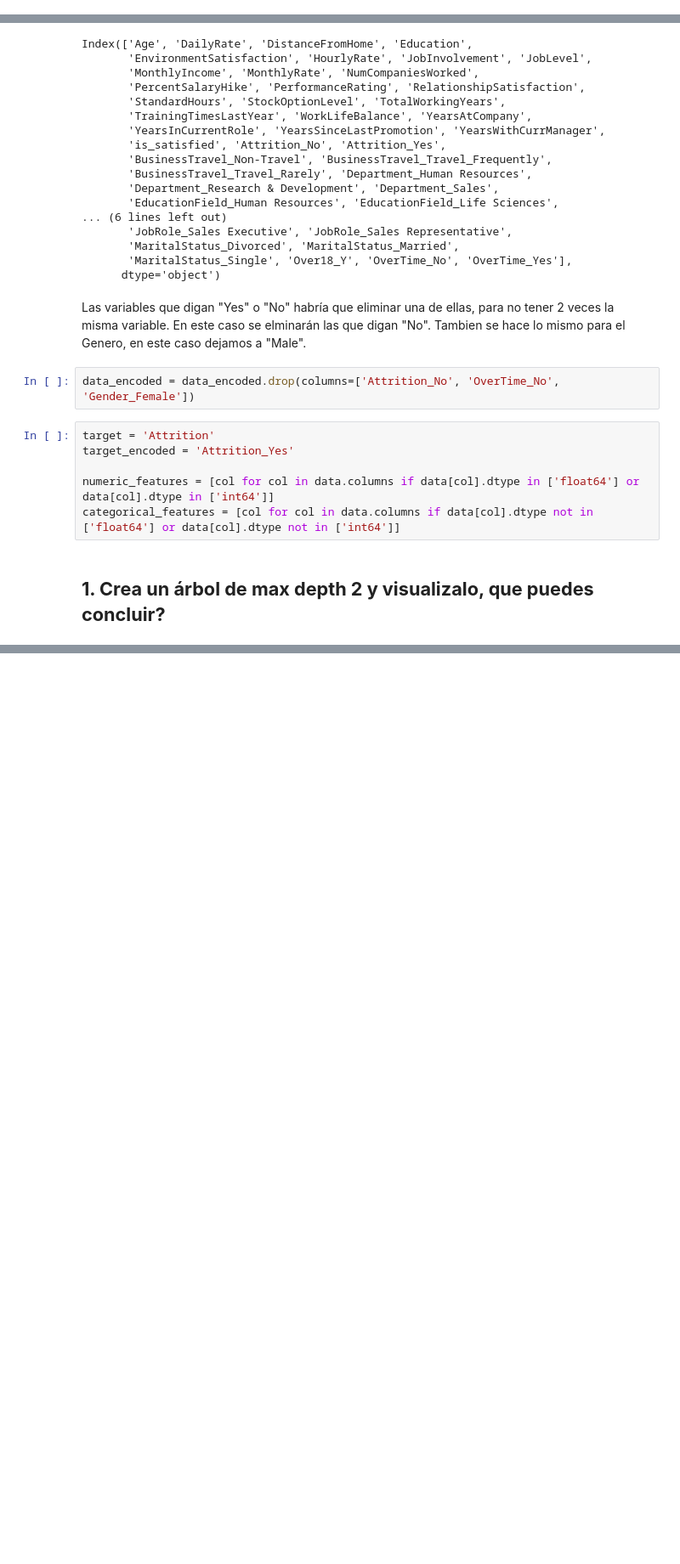
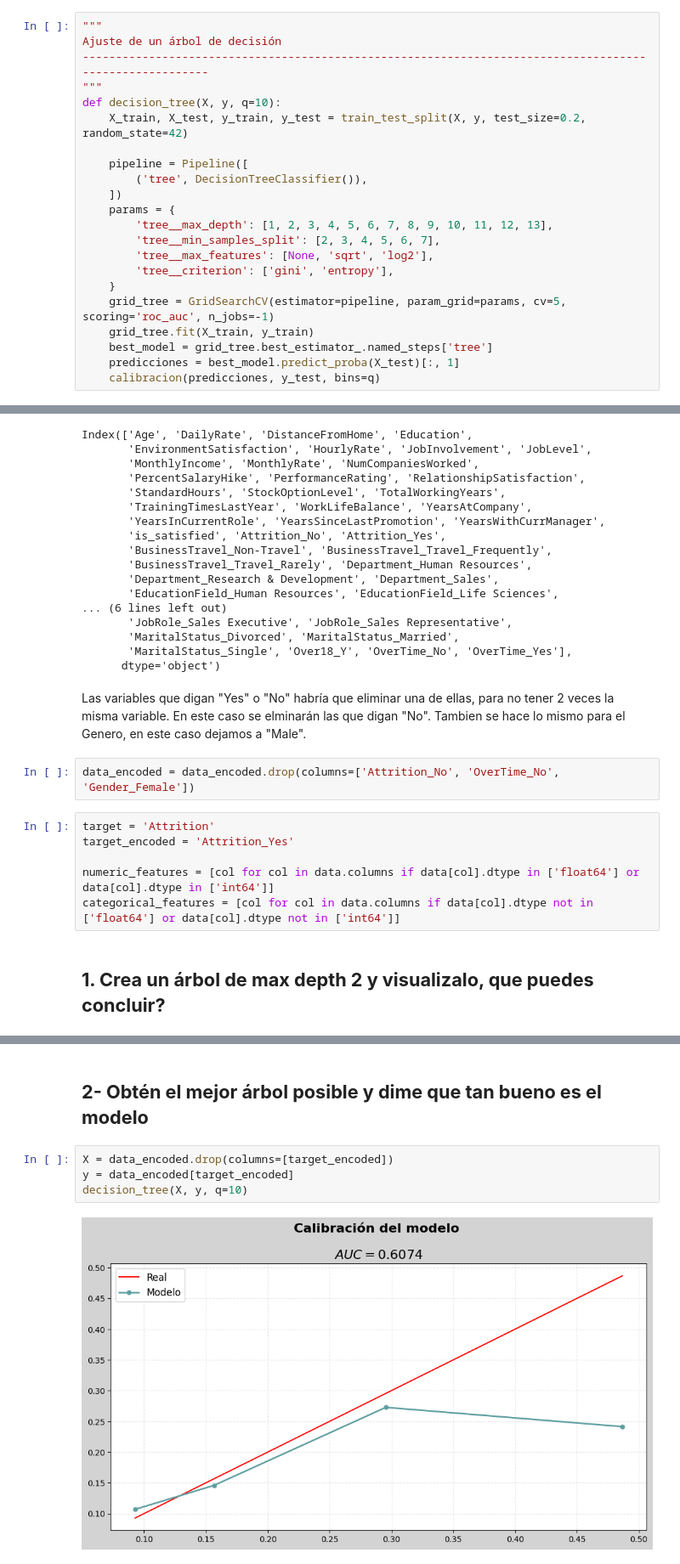
Before and after one commit to luisejdm/Aprendizaje_Estadistico, a Jupyter notebook: Examenes/Examen3_practico.ipynb, the cells around one changed output, grey strips where cells are left out. Shown: that part at 85% size. Drawn from its saved outputs; the diff is of its cells as text; blank space fills up the shorter version.

Commit message:
arbol de decisión

```diff
--- a/Examenes/Examen3_practico.ipynb
+++ b/Examenes/Examen3_practico.ipynb
@@ -26,5 +50,27 @@ plt.rcParams['figure.dpi'] = 300
 # %% [markdown]
 ## *Funciones de ajuste de modelos y resultados*
+# %%
+"""
+Ajuste de un árbol de decisión
+--------------------------------------------------------------------------------------------------------
+"""
+def decision_tree(X, y, q=10):
+    X_train, X_test, y_train, y_test = train_test_split(X, y, test_size=0.2, random_state=42)
+
+    pipeline = Pipeline([
+        ('tree', DecisionTreeClassifier()),
+    ])
+    params = {
+        'tree__max_depth': [1, 2, 3, 4, 5, 6, 7, 8, 9, 10, 11, 12, 13],
+        'tree__min_samples_split': [2, 3, 4, 5, 6, 7],
+        'tree__max_features': [None, 'sqrt', 'log2'],
+        'tree__criterion': ['gini', 'entropy'],
+    }
+    grid_tree = GridSearchCV(estimator=pipeline, param_grid=params, cv=5, scoring='roc_auc', n_jobs=-1)
+    grid_tree.fit(X_train, y_train)
+    best_model = grid_tree.best_estimator_.named_steps['tree']
+    predicciones = best_model.predict_proba(X_test)[:, 1]
+    calibracion(predicciones, y_test, bins=q)
 # %% [markdown]
 # **Limpieza de datos**
 # %%
@@ -146,0 +193,8 @@ plt.show()
+# %% [markdown]
+## **2- Obtén el mejor árbol posible y dime que tan bueno es el modelo**
+# %%
+X = data_encoded.drop(columns=[target_encoded])
+y = data_encoded[target_encoded]
+decision_tree(X, y, q=10)
+# %% [output]
+[figure, added]
```
Also changed, not shown: parts of 3 cells of this notebook.
